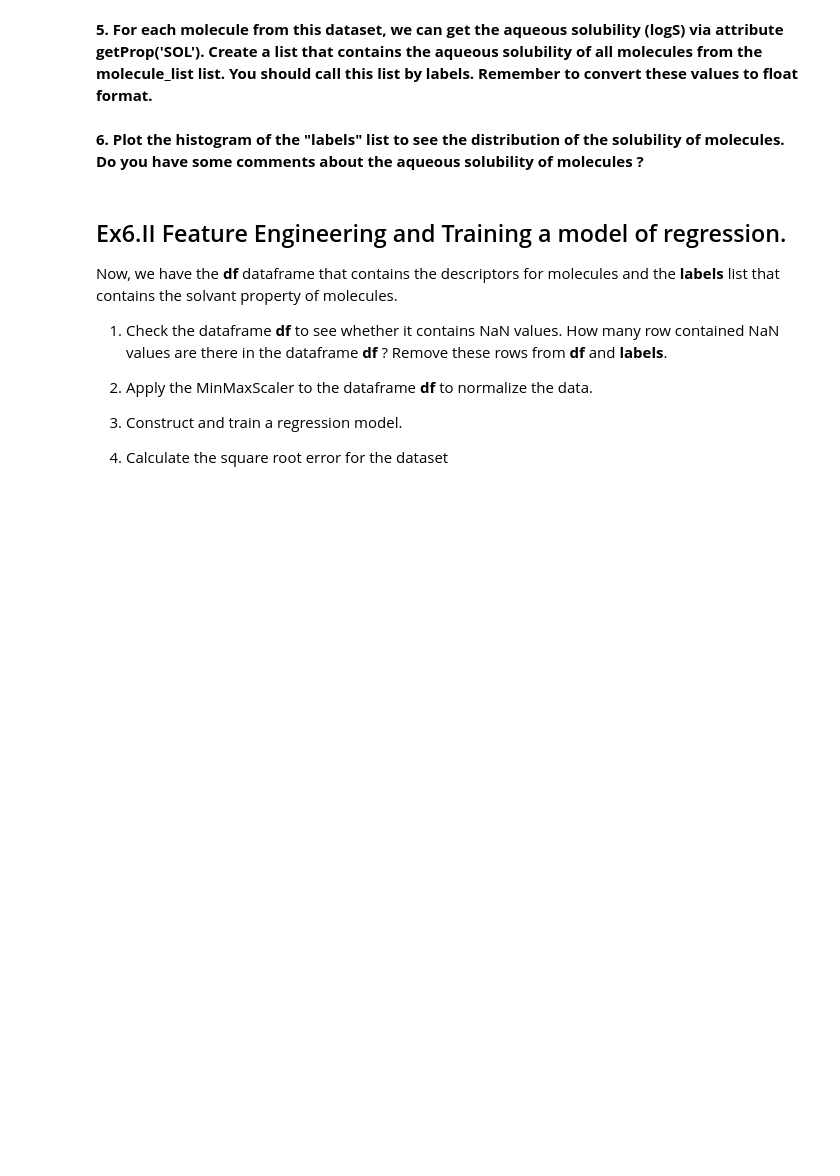
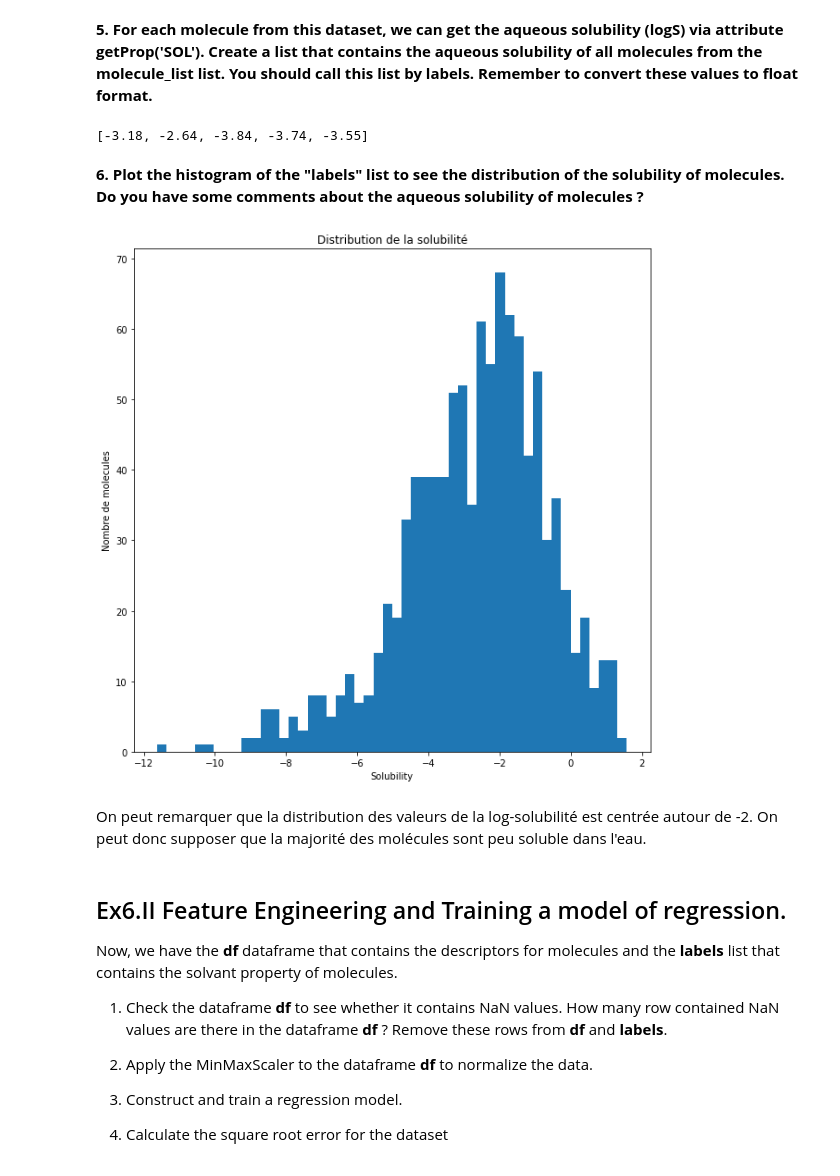
Before and after one commit to Bast-94/ML-BIO, a Jupyter notebook: 1_molecules_representations_etudiants.ipynb, the cells around one changed output. Drawn from its saved outputs; the diff is of its cells as text; code cells hidden in the pictures; blank space fills up the shorter version.

```diff
--- a/1_molecules_representations_etudiants.ipynb
+++ b/1_molecules_representations_etudiants.ipynb
@@ -319,10 +319,28 @@ df.head()
 5 rows × 1025 columns
 # %% [markdown]
 **5. For each molecule from this dataset, we can get the aqueous solubility (logS) via attribute **getProp('SOL')**. Create a list that contains the aqueous solubility of all molecules from the **molecule_list** list. You should call this list by **labels**. Remember to convert these values to float format.**
+# %%
+sol_list = [float(mol.GetProp("SOL")) for mol in molecule_list]
+# %%
+sol_list[:5]
+# %% [output]
+[-3.18, -2.64, -3.84, -3.74, -3.55]
 # %% [markdown]
 
 
 **6. Plot the histogram of the "labels" list to see the distribution of the solubility of molecules. Do you have some comments about the aqueous solubility of molecules ?**
+# %%
+fig = plt.figure(figsize=(10, 10))
+ax = fig.add_subplot(111)
+ax.hist(sol_list, bins=50)
+ax.set_xlabel("Solubility")
+ax.set_ylabel("Nombre de molecules")
+ax.set_title("Distribution de la solubilité")
+plt.show()
+# %% [output]
+[figure, added]
+# %% [markdown]
+On peut remarquer que la distribution des valeurs de la log-solubilité est centrée autour de -2. On peut donc supposer que la majorité des molécules sont peu soluble dans l'eau.
 # %% [markdown]
 ## Ex6.II Feature Engineering and Training a model of regression.
 
```
